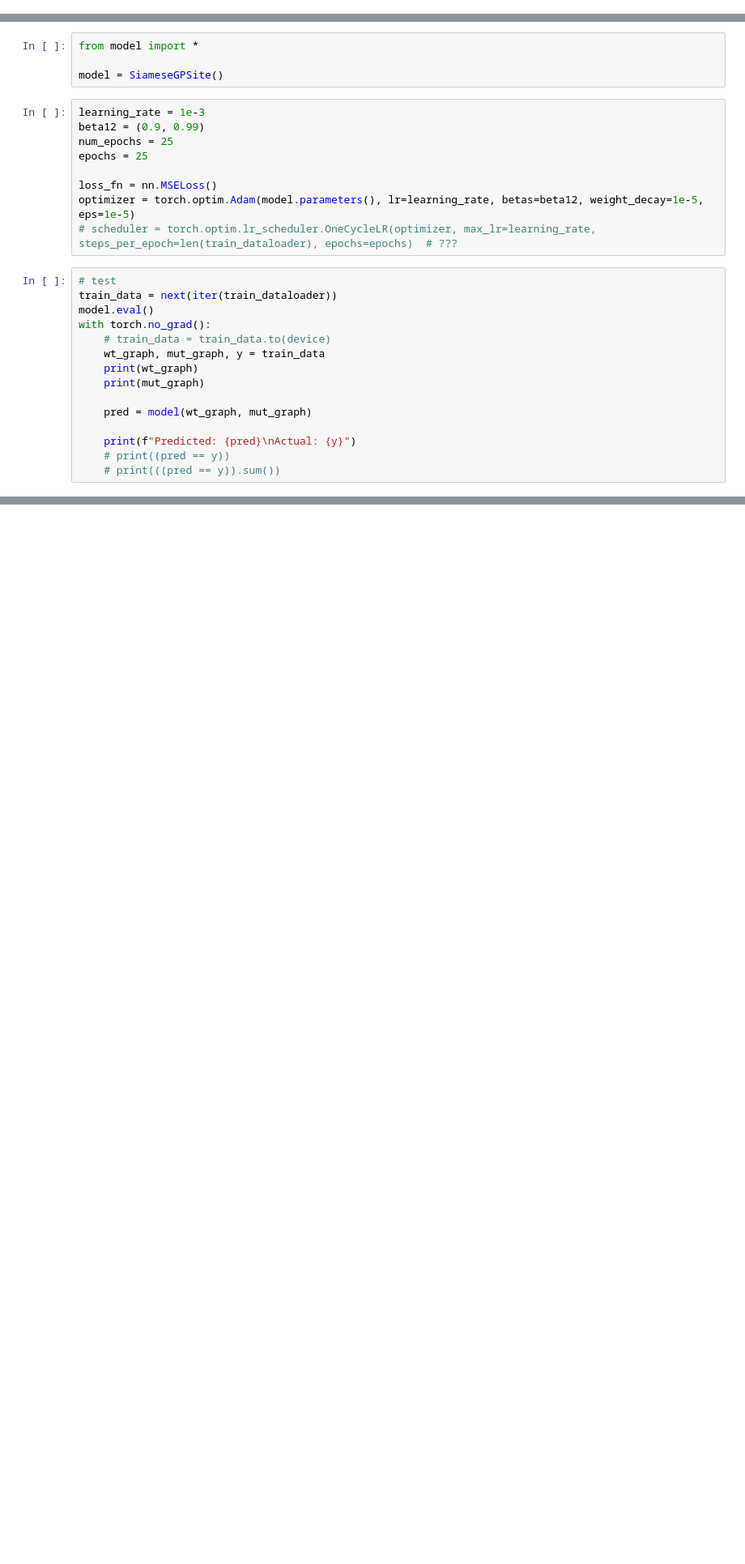
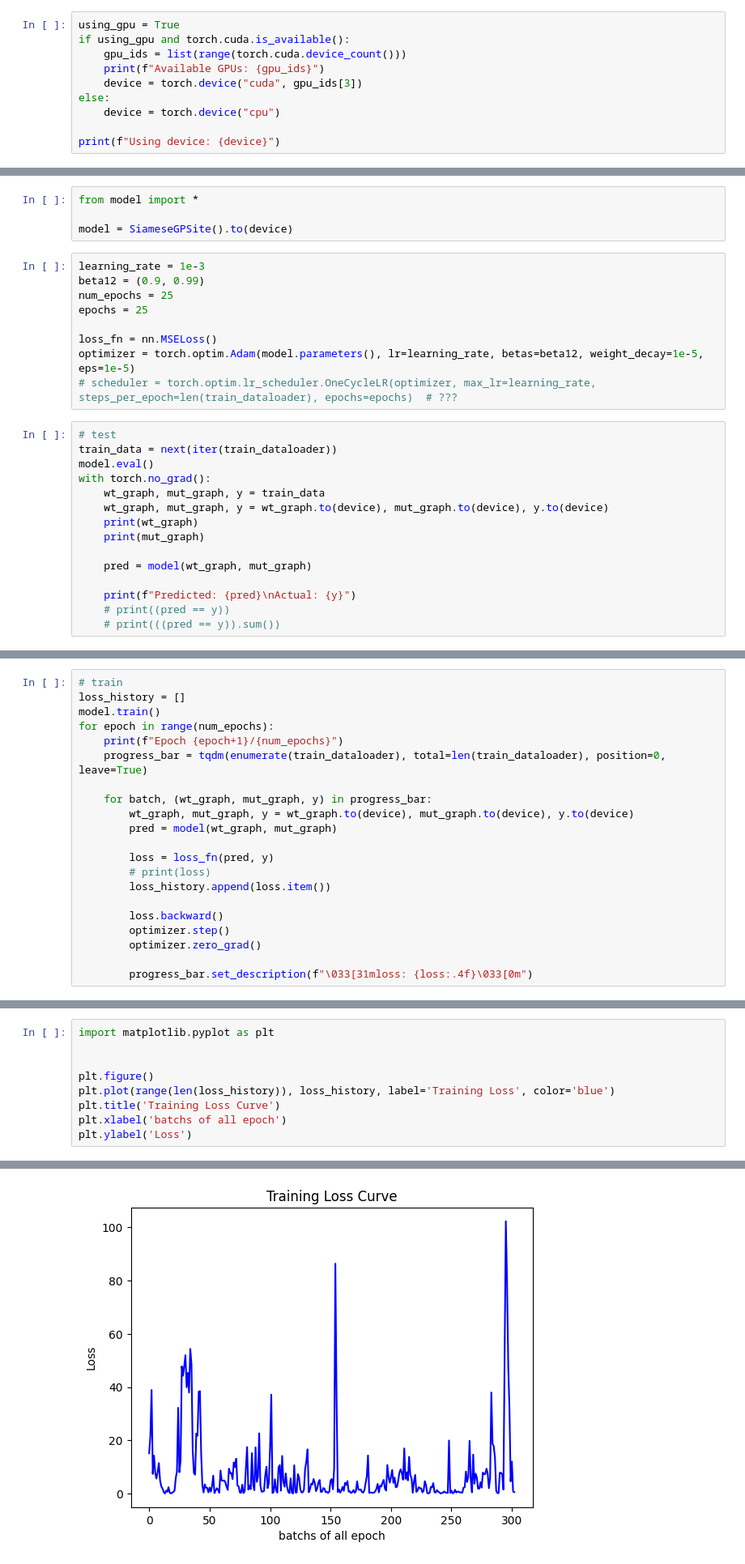
Before and after one commit to ZouJoelin/GPSite_Siamese, a Jupyter notebook: demo.ipynb, the cells around one changed output, grey strips where cells are left out. Shown at 81% size. Drawn from its saved outputs; the diff is of its cells as text; blank space fills up the shorter version.

```diff
--- a/demo.ipynb
+++ b/demo.ipynb
@@ -53,0 +47,10 @@ train_dataloader: 1459
+# %%
+using_gpu = True
+if using_gpu and torch.cuda.is_available():
+    gpu_ids = list(range(torch.cuda.device_count()))
+    print(f"Available GPUs: {gpu_ids}")
+    device = torch.device("cuda", gpu_ids[3])
+else:
+    device = torch.device("cpu")
+
+print(f"Using device: {device}")
@@ -54,7 +60,7 @@ train_dataloader: 1459
 # %%
 from model import *
 
-model = SiameseGPSite()
+model = SiameseGPSite().to(device)
 # %%
 learning_rate = 1e-3
 beta12 = (0.9, 0.99)
@@ -69,8 +75,8 @@ optimizer = torch.optim.Adam(model.parameters(), lr=learning_rate, betas=beta12,
 train_data = next(iter(train_dataloader))
 model.eval()
 with torch.no_grad():
-    # train_data = train_data.to(device)
     wt_graph, mut_graph, y = train_data
+    wt_graph, mut_graph, y = wt_graph.to(device), mut_graph.to(device), y.to(device)
     print(wt_graph)
     print(mut_graph)
 
@@ -86,0 +93,21 @@ Actual: tensor([2.2488, 1.1722, 6.6713, 2.9410])
+# %%
+# train
+loss_history = []
+model.train()
+for epoch in range(num_epochs):
+    print(f"Epoch {epoch+1}/{num_epochs}")
+    progress_bar = tqdm(enumerate(train_dataloader), total=len(train_dataloader), position=0, leave=True)
+
+    for batch, (wt_graph, mut_graph, y) in progress_bar:
+        wt_graph, mut_graph, y = wt_graph.to(device), mut_graph.to(device), y.to(device)
+        pred = model(wt_graph, mut_graph)
+
+        loss = loss_fn(pred, y)
+        # print(loss)
+        loss_history.append(loss.item())
+
+        loss.backward()
+        optimizer.step()
+        optimizer.zero_grad()
+
+        progress_bar.set_description(f"\033[31mloss: {loss:.4f}\033[0m")
@@ -86,0 +117,10 @@ Actual: tensor([2.2488, 1.1722, 6.6713, 2.9410])
+# %%
+import matplotlib.pyplot as plt
+
+
+plt.figure()
+plt.plot(range(len(loss_history)), loss_history, label='Training Loss', color='blue')
+plt.title('Training Loss Curve')
+plt.xlabel('batchs of all epoch')
+plt.ylabel('Loss')
+# %% [output]
@@ -86,0 +128 @@ Actual: tensor([2.2488, 1.1722, 6.6713, 2.9410])
+[figure, added]
```
Also changed, not shown: parts of 7 cells of this notebook, 4 other files.
